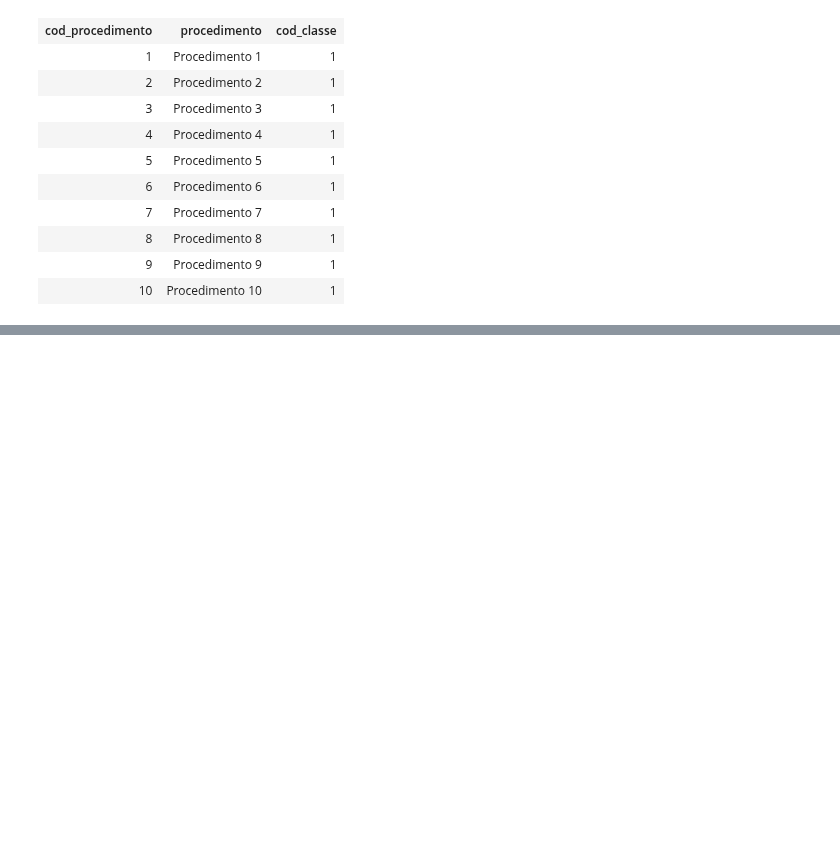
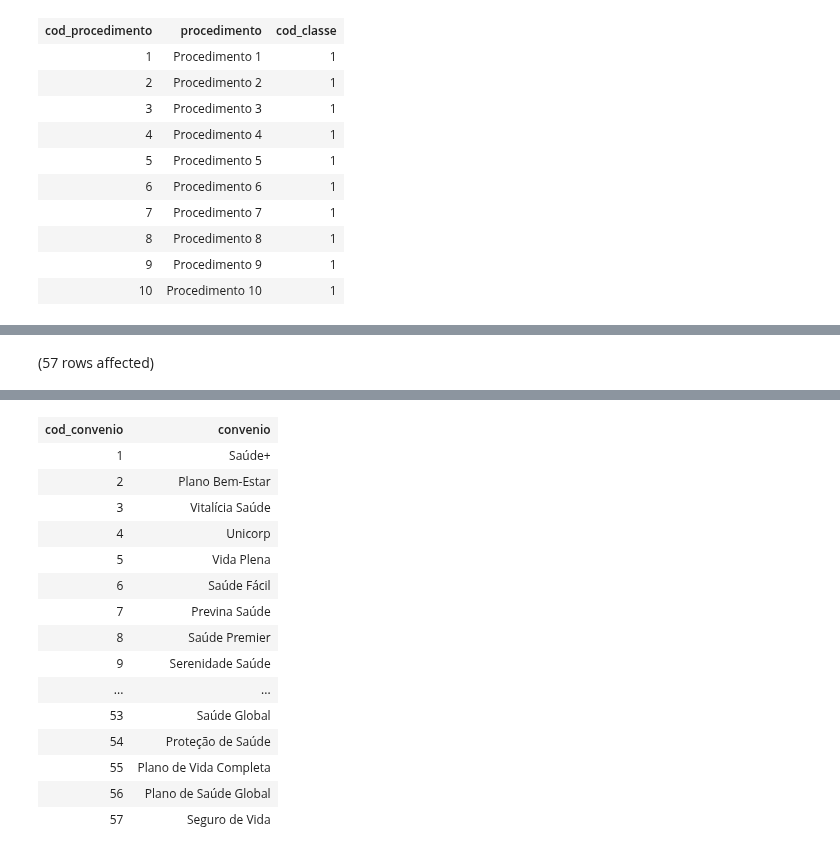
Before and after one commit to AlbertoFAraujo/EDA_Hospitalar, a Jupyter notebook: Xhospital_EDA.ipynb, the cells around one changed output, grey strips where cells are left out. Cells and saved outputs as stored; diff of their text form; code cells hidden in the pictures; blank space fills up the shorter version.

```diff
--- a/Xhospital_EDA.ipynb
+++ b/Xhospital_EDA.ipynb
@@ -116,0 +178,5 @@ Total execution time: 00:00:00.015
+# %%
+-- Qual a taxa de mortalidade?
+SELECT tab_convenio.cod_convenio FROM tab_convenio
+# %% [output]
+(57 rows affected)
@@ -116,0 +184,16 @@ Total execution time: 00:00:00.015
+| cod_convenio | convenio |
+| 1 | Saúde+ |
+| 2 | Plano Bem-Estar |
+| 3 | Vitalícia Saúde |
+| 4 | Unicorp |
+| 5 | Vida Plena |
+| 6 | Saúde Fácil |
+| 7 | Previna Saúde |
+| 8 | Saúde Premier |
+| 9 | Serenidade Saúde |
+| ... | ... |
+| 53 | Saúde Global |
+| 54 | Proteção de Saúde |
+| 55 | Plano de Vida Completa |
+| 56 | Plano de Saúde Global |
+| 57 | Seguro de Vida |
```
Also changed, not shown: parts of 7 cells of this notebook.
